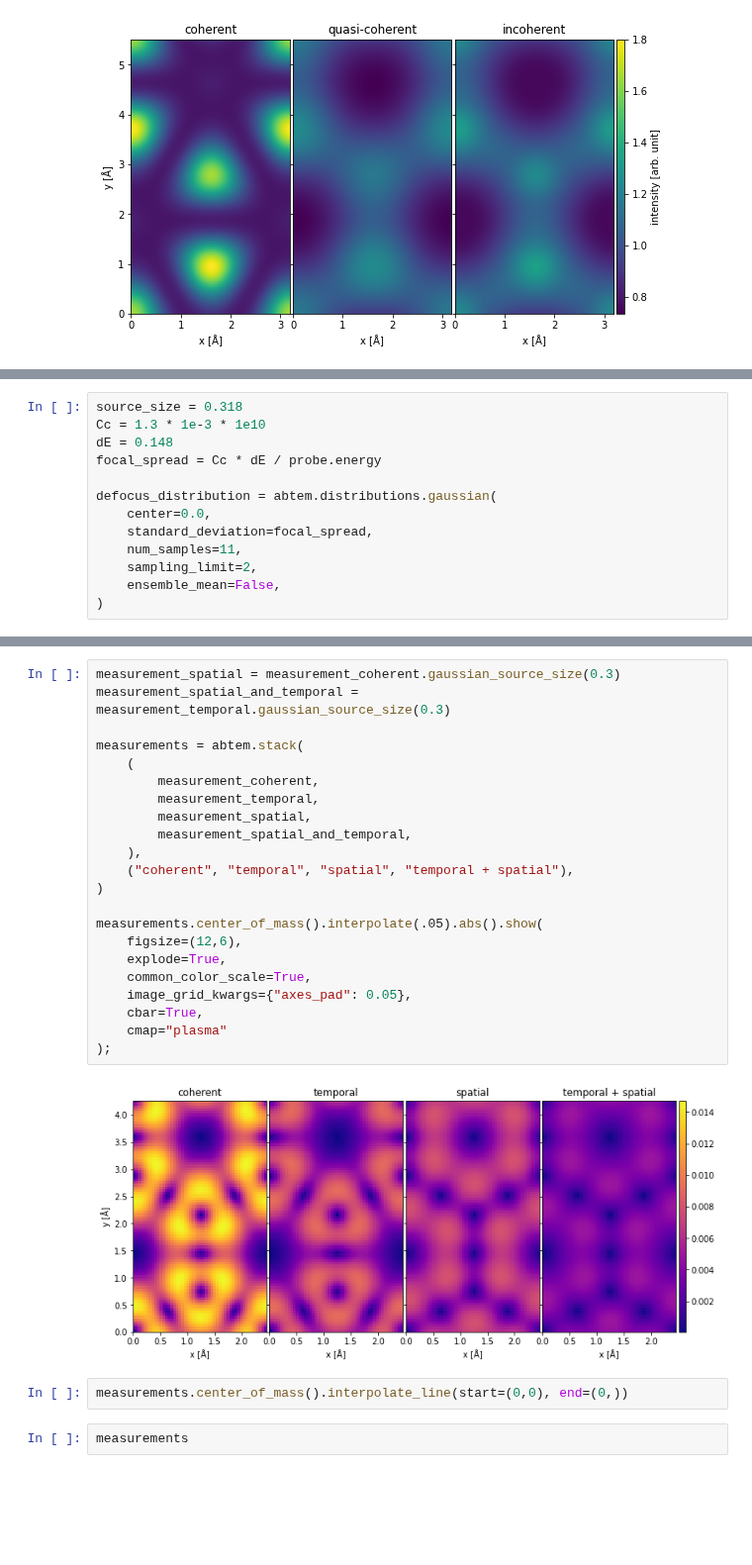
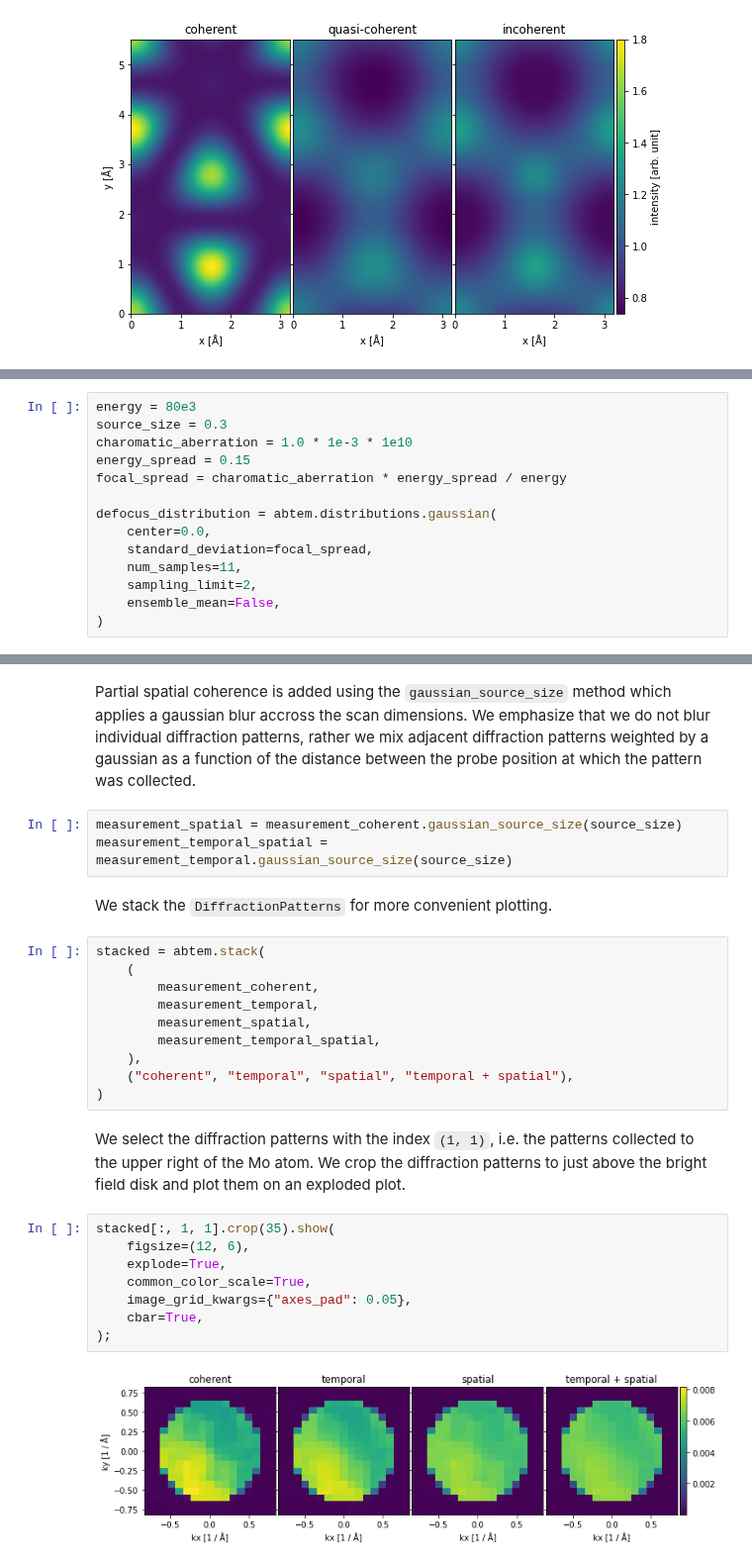
Before and after one commit to abTEM/doc, a Jupyter notebook: docs/user_guide/walkthrough/partial_coherence.ipynb, the cells around one changed output, grey strips where cells are left out. Shown at 99% size. Drawn from its saved outputs; the diff is of its cells as text; blank space fills up the shorter version.

```diff
--- a/docs/user_guide/walkthrough/partial_coherence.ipynb
+++ b/docs/user_guide/walkthrough/partial_coherence.ipynb
@@ -141,8 +154,9 @@ abtem.show_atoms(atoms);
 # %%
-source_size = 0.318
-Cc = 1.3 * 1e-3 * 1e10
-dE = 0.148
-focal_spread = Cc * dE / probe.energy
+energy = 80e3
+source_size = 0.3
+charomatic_aberration = 1.0 * 1e-3 * 1e10
+energy_spread = 0.15
+focal_spread = charomatic_aberration * energy_spread / energy
 
 defocus_distribution = abtem.distributions.gaussian(
     center=0.0,
@@ -173,28 +192,29 @@ measurement_temporal = probe_temporal.scan(
+# %% [markdown]
+Partial spatial coherence is added using the `gaussian_source_size` method which applies a gaussian blur accross the scan dimensions. We emphasize that we do not blur individual diffraction patterns, rather we mix adjacent diffraction patterns weighted by a gaussian as a function of the distance between the probe position at which the pattern was collected.
+# %%
+measurement_spatial = measurement_coherent.gaussian_source_size(source_size)
+measurement_temporal_spatial = measurement_temporal.gaussian_source_size(source_size)
+# %% [markdown]
+We stack the `DiffractionPatterns` for more convenient plotting.
 # %%
-measurement_spatial = measurement_coherent.gaussian_source_size(0.3)
-measurement_spatial_and_temporal = measurement_temporal.gaussian_source_size(0.3)
-
-measurements = abtem.stack(
+stacked = abtem.stack(
     (
         measurement_coherent,
         measurement_temporal,
         measurement_spatial,
-        measurement_spatial_and_temporal,
+        measurement_temporal_spatial,
     ),
     ("coherent", "temporal", "spatial", "temporal + spatial"),
 )
-
-measurements.center_of_mass().interpolate(.05).abs().show(
-    figsize=(12,6),
-    explode=True,
-    common_color_scale=True,
-    image_grid_kwargs={"axes_pad": 0.05},
-    cbar=True,
-    cmap="plasma"
-);
-# %% [output]
-[figure, removed]
-# %%
-measurements.center_of_mass().interpolate_line(start=(0,0), end=(0,))
-# %%
-measurements
+# %% [markdown]
+We select the diffraction patterns with the index `(1, 1)`, i.e. the patterns collected to the upper right of the Mo atom. We crop the diffraction patterns to just above the bright field disk and plot them on an exploded plot.
+# %%
+stacked[:, 1, 1].crop(35).show(
+    figsize=(12, 6),
+    explode=True,
+    common_color_scale=True,
+    image_grid_kwargs={"axes_pad": 0.05},
+    cbar=True,
+);
+# %% [output]
+[figure, added]
```
Also changed, not shown: parts of 18 cells of this notebook, 1 other file.
